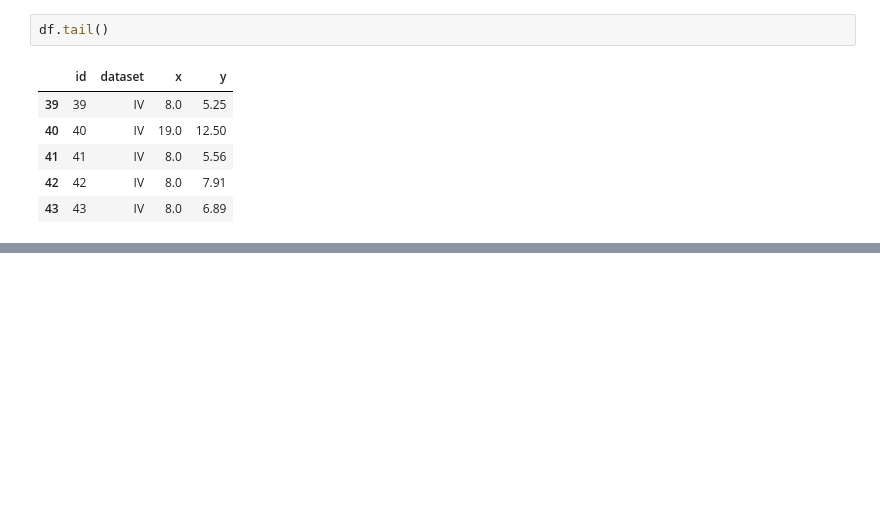
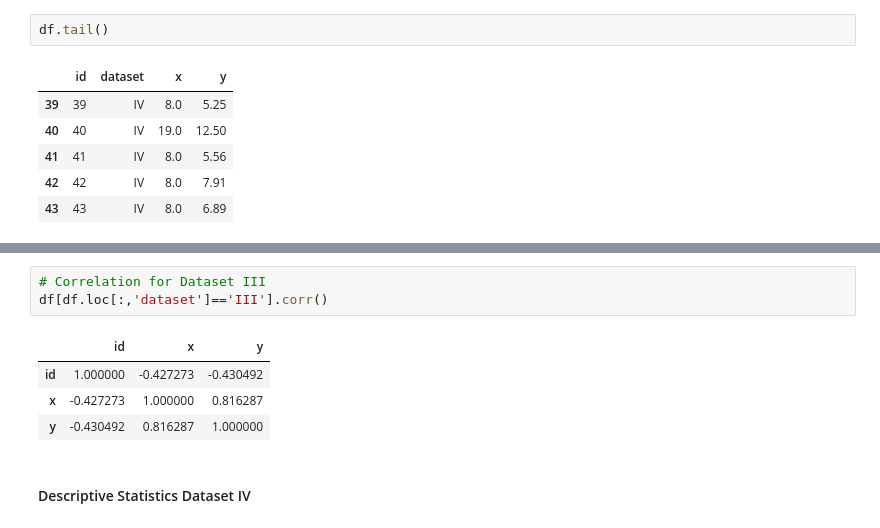
Before and after one commit to Wayne742/Fund-Practical-Assignments-S2, a Jupyter notebook: Fundamentals of Data Analysis Assignment 2018.ipynb, the cells around one changed output, grey strips where cells are left out. Drawn from its saved outputs; the diff is of its cells as text; blank space fills up the shorter version.

```diff
--- a/Fundamentals of Data Analysis Assignment 2018.ipynb
+++ b/Fundamentals of Data Analysis Assignment 2018.ipynb
@@ -258,0 +408,10 @@ Demomstrates the importance of plotting the data. For me at this point the big q
+# %%
+# Correlation for Dataset III
+df[df.loc[:,'dataset']=='III'].corr()
+# %% [output]
+|  | id | x | y |
+| id | 1.000000 | -0.427273 | -0.430492 |
+| x | -0.427273 | 1.000000 | 0.816287 |
+| y | -0.430492 | 0.816287 | 1.000000 |
+# %% [markdown]
+#### Descriptive Statistics Dataset IV
```
Also changed, not shown: parts of 34 cells of this notebook.
